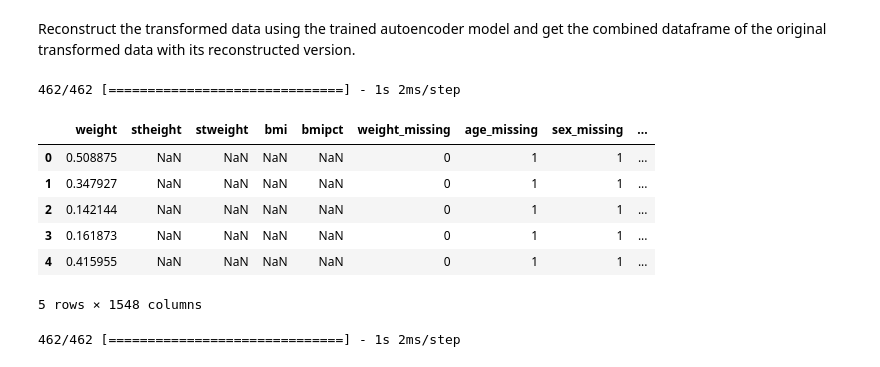
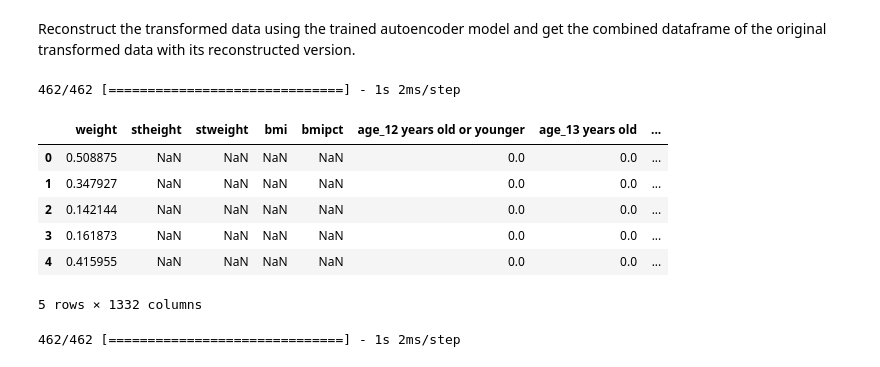
Before and after one commit to kohathyli/Autoencoders_Census, a Jupyter notebook: Autoencoder_YRBSS.ipynb, the cells around one changed output. Saved outputs shown, nothing was run; the diff lists cells and outputs as text; code cells hidden in the pictures.

```diff
--- a/Autoencoder_YRBSS.ipynb
+++ b/Autoencoder_YRBSS.ipynb
@@ -85,8 +76,11 @@ Our dataset contains 14765 observations and 110 raw features.
 # %%
 # Data Transformation
 data_transformer = DataTransformer(variable_types)
-project_data_missing = data_transformer.add_missing_indicators(project_data)
-transformed_df = data_transformer.transform_dataframe(project_data_missing)
+transformed_df = data_transformer.transform_dataframe(project_data)
+
+# If we want to add indicators for missing values, but we need to also add the appropriate variable types for the missing
+# project_data_missing = data_transformer.add_missing_indicators(project_data)
+# transformed_df = data_transformer.transform_dataframe(project_data_missing)
 # %%
 transformed_df.shape
 # %% [output]
@@ -299,0 +125,7 @@ final_model.get_config()
+# %%
+# Train the final model
+history = final_model.fit(X_train, X_train,
+                           epochs=30,
+                           batch_size=model.BATCH_SIZE,
+                           verbose=1,
+                           validation_data=(X_test, X_test))
@@ -313,0 +186,20 @@ hyperparameters_dict = {"learning_rate": best_hps.get('learning_rate'),
+# %%
+import numpy as np
+
+# Fill the missing values with some initial guess. Here, the median of each column is used.
+filled = transformed_df.fillna(transformed_df.median())
+
+# Define a condition for stopping the iteration
+epsilon = 1e-5
+old_filled = None
+
+while old_filled is None or np.abs(filled - old_filled).mean().mean() > epsilon:
+  # Save the old filled DataFrame for convergence check
+  old_filled = filled.copy()
+
+  # Run the data through the autoencoder, which will return a complete version of the data.
+  predicted = final_model.predict(filled)
+
+  # Replace the initially guessed values in the original data with the corresponding values from the autoencoder's output. But keep the observed values unchanged.
+  mask = transformed_df.isna()
+  filled[mask] = np.where(mask, predicted, filled)
@@ -492,26 +354,22 @@ anomaly_tuples.shape
 # %% [markdown]
 Reconstruct the transformed data using the trained autoencoder model and get the combined dataframe of the original transformed data with its reconstructed version.
 # %%
-ae.compile(loss="mean_squared_error", optimizer="adam")
 
-reconstructed_data = ae.predict(transformed_df)
+reconstructed_data = final_model.predict(filled)
 
 reconstructed_df = pd.DataFrame(reconstructed_data, columns=transformed_df.columns)
 
-columns_to_modify = ["weight","stheight","stweight","bmi","bmipct"]
-transformed_df[columns_to_modify] = transformed_df[columns_to_modify].replace(0, np.nan)
-
 combined_df = pd.concat([transformed_df, reconstructed_df], axis=1)
 combined_df.head()
 # %% [output]
 462/462 [==============================] - 1s 2ms/step
-|  | weight | stheight | stweight | bmi | bmipct | weight_missing | age_missing | sex_missing | ... |
-| 0 | 0.508875 | NaN | NaN | NaN | NaN | 0 | 1 | 1 | ... |
-| 1 | 0.347927 | NaN | NaN | NaN | NaN | 0 | 1 | 1 | ... |
-| 2 | 0.142144 | NaN | NaN | NaN | NaN | 0 | 1 | 1 | ... |
-| 3 | 0.161873 | NaN | NaN | NaN | NaN | 0 | 1 | 1 | ... |
-| 4 | 0.415955 | NaN | NaN | NaN | NaN | 0 | 1 | 1 | ... |
+|  | weight | stheight | stweight | bmi | bmipct | age_12 years old or younger | age_13 years old | ... |
+| 0 | 0.508875 | NaN | NaN | NaN | NaN | 0.0 | 0.0 | ... |
+| 1 | 0.347927 | NaN | NaN | NaN | NaN | 0.0 | 0.0 | ... |
+| 2 | 0.142144 | NaN | NaN | NaN | NaN | 0.0 | 0.0 | ... |
+| 3 | 0.161873 | NaN | NaN | NaN | NaN | 0.0 | 0.0 | ... |
+| 4 | 0.415955 | NaN | NaN | NaN | NaN | 0.0 | 0.0 | ... |
-5 rows × 1548 columns
+5 rows × 1332 columns
 # %%
 reconstructed_data1 = final_model.predict(transformed_df)
 reconstructed_df1 = pd.DataFrame(reconstructed_data, columns=transformed_df.columns)
```
Also changed, not shown: parts of 53 cells of this notebook.
